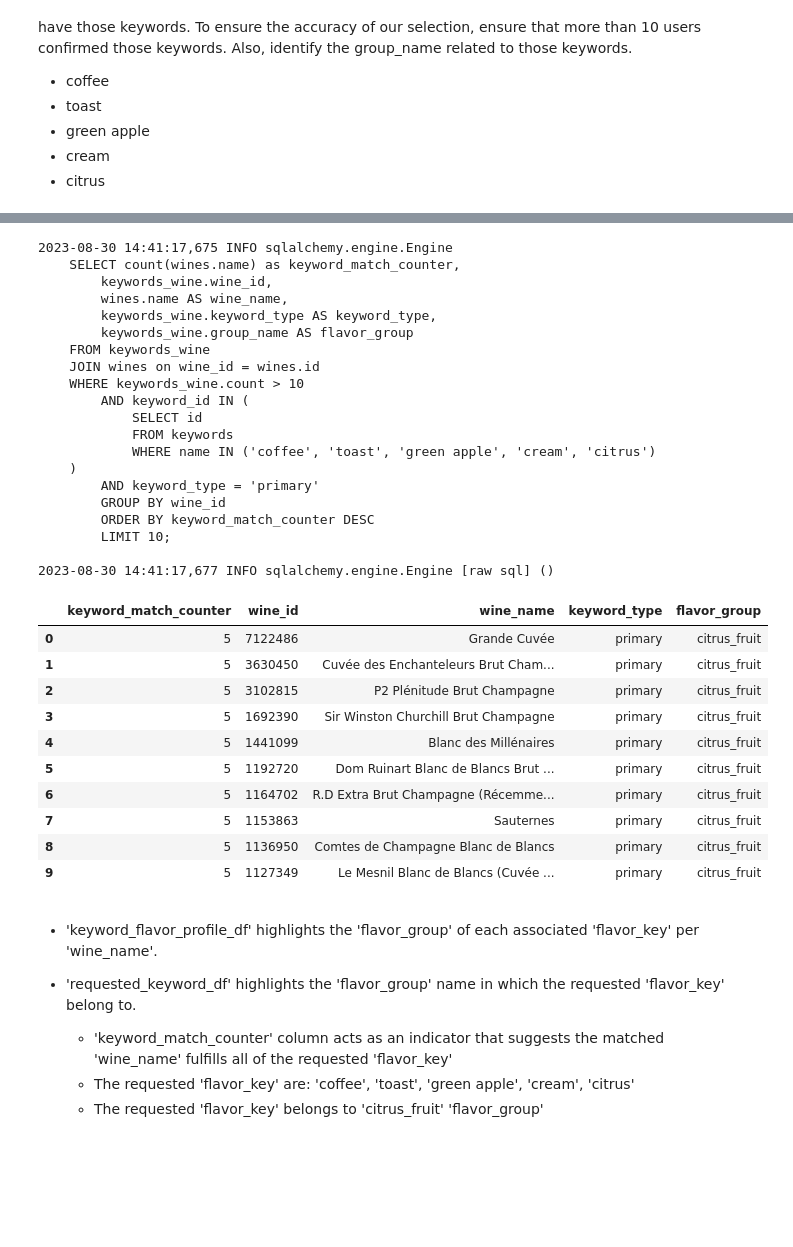
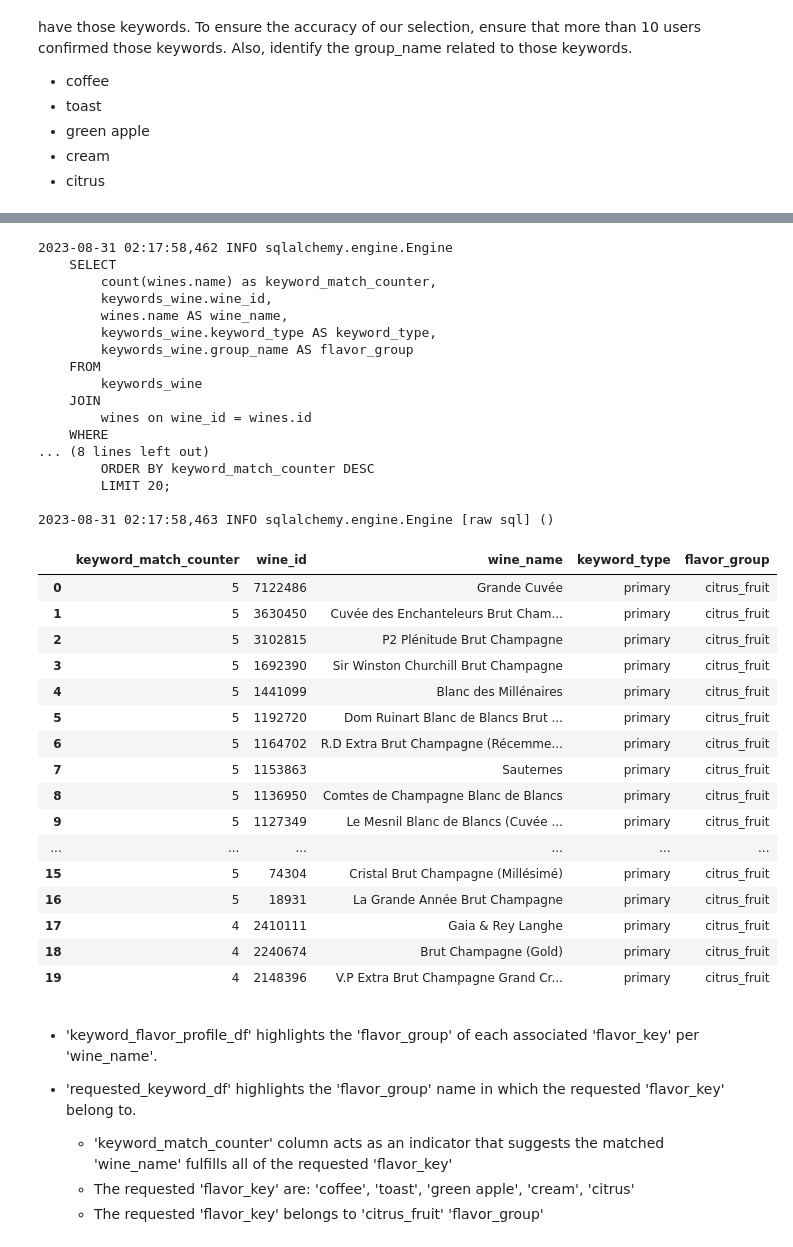
Before and after one commit to moni2code/project_vivino, a Jupyter notebook: notebooks/vivino_analysis_combination.ipynb, the cells around one changed output, grey strips where cells are left out. Cells and saved outputs as stored; diff of their text form; code cells hidden in the pictures; blank space fills up the shorter version.

Commit message:
vivino_analysis_combination : added extra analysis

```diff
--- a/notebooks/vivino_analysis_combination.ipynb
+++ b/notebooks/vivino_analysis_combination.ipynb
@@ -375,68 +438,75 @@ display(keyword_flavor_profile_df)
 # Identifying the group_name of the requested flavor keywords
 query_requested_keywords = vivino_engine.execute(
     """
-    SELECT count(wines.name) as keyword_match_counter,
+    SELECT
+        count(wines.name) as keyword_match_counter,
         keywords_wine.wine_id,
         wines.name AS wine_name,
         keywords_wine.keyword_type AS keyword_type,
         keywords_wine.group_name AS flavor_group
-    FROM keywords_wine
-    JOIN wines on wine_id = wines.id
-    WHERE keywords_wine.count > 10
+    FROM
+        keywords_wine
+    JOIN
+        wines on wine_id = wines.id
+    WHERE
+        keywords_wine.count > 10
         AND keyword_id IN (
             SELECT id
             FROM keywords
             WHERE name IN ('coffee', 'toast', 'green apple', 'cream', 'citrus')
-    )
+        )
         AND keyword_type = 'primary'
         GROUP BY wine_id
         ORDER BY keyword_match_counter DESC
-        LIMIT 10;
+        LIMIT 20;
     """
 )
 
 ## INitialize keyword_flavor_profile_df
 fetch_query_requested_keywords = query_requested_keywords.fetchall()
 
 requested_keyword_df = pd.DataFrame(
     fetch_query_requested_keywords,
     columns=query_requested_keywords.keys()
 )
 
 ## display keyword_flavor_profile_df
 display(requested_keyword_df)
 # %% [output]
-2023-08-30 14:41:17,675 INFO sqlalchemy.engine.Engine
-    SELECT count(wines.name) as keyword_match_counter,
+2023-08-31 02:17:58,462 INFO sqlalchemy.engine.Engine
+    SELECT
+        count(wines.name) as keyword_match_counter,
         keywords_wine.wine_id,
         wines.name AS wine_name,
         keywords_wine.keyword_type AS keyword_type,
         keywords_wine.group_name AS flavor_group
-    FROM keywords_wine
-    JOIN wines on wine_id = wines.id
-    WHERE keywords_wine.count > 10
-        AND keyword_id IN (
-            SELECT id
-            FROM keywords
-            WHERE name IN ('coffee', 'toast', 'green apple', 'cream', 'citrus')
-    )
-        AND keyword_type = 'primary'
-        GROUP BY wine_id
+    FROM
+        keywords_wine
+    JOIN
+        wines on wine_id = wines.id
+    WHERE
+... (8 lines left out)
         ORDER BY keyword_match_counter DESC
-        LIMIT 10;
+        LIMIT 20;
 
-2023-08-30 14:41:17,677 INFO sqlalchemy.engine.Engine [raw sql] ()
+2023-08-31 02:17:58,463 INFO sqlalchemy.engine.Engine [raw sql] ()
 |  | keyword_match_counter | wine_id | wine_name | keyword_type | flavor_group |
 | 0 | 5 | 7122486 | Grande Cuvée | primary | citrus_fruit |
 | 1 | 5 | 3630450 | Cuvée des Enchanteleurs Brut Cham... | primary | citrus_fruit |
 | 2 | 5 | 3102815 | P2 Plénitude Brut Champagne | primary | citrus_fruit |
 | 3 | 5 | 1692390 | Sir Winston Churchill Brut Champagne | primary | citrus_fruit |
 | 4 | 5 | 1441099 | Blanc des Millénaires | primary | citrus_fruit |
 | 5 | 5 | 1192720 | Dom Ruinart Blanc de Blancs Brut ... | primary | citrus_fruit |
 | 6 | 5 | 1164702 | R.D Extra Brut Champagne (Récemme... | primary | citrus_fruit |
 | 7 | 5 | 1153863 | Sauternes | primary | citrus_fruit |
 | 8 | 5 | 1136950 | Comtes de Champagne Blanc de Blancs | primary | citrus_fruit |
 | 9 | 5 | 1127349 | Le Mesnil Blanc de Blancs (Cuvée ... | primary | citrus_fruit |
+| ... | ... | ... | ... | ... | ... |
+| 15 | 5 | 74304 | Cristal Brut Champagne (Millésimé) | primary | citrus_fruit |
+| 16 | 5 | 18931 | La Grande Année Brut Champagne | primary | citrus_fruit |
+| 17 | 4 | 2410111 | Gaia & Rey Langhe | primary | citrus_fruit |
+| 18 | 4 | 2240674 | Brut Champagne (Gold) | primary | citrus_fruit |
+| 19 | 4 | 2148396 | V.P Extra Brut Champagne Grand Cr... | primary | citrus_fruit |
 # %% [markdown]
  - 'keyword_flavor_profile_df' highlights the 'flavor_group' of each associated 'flavor_key' per 'wine_name'.
 
```
Also changed, not shown: parts of 15 cells of this notebook.
